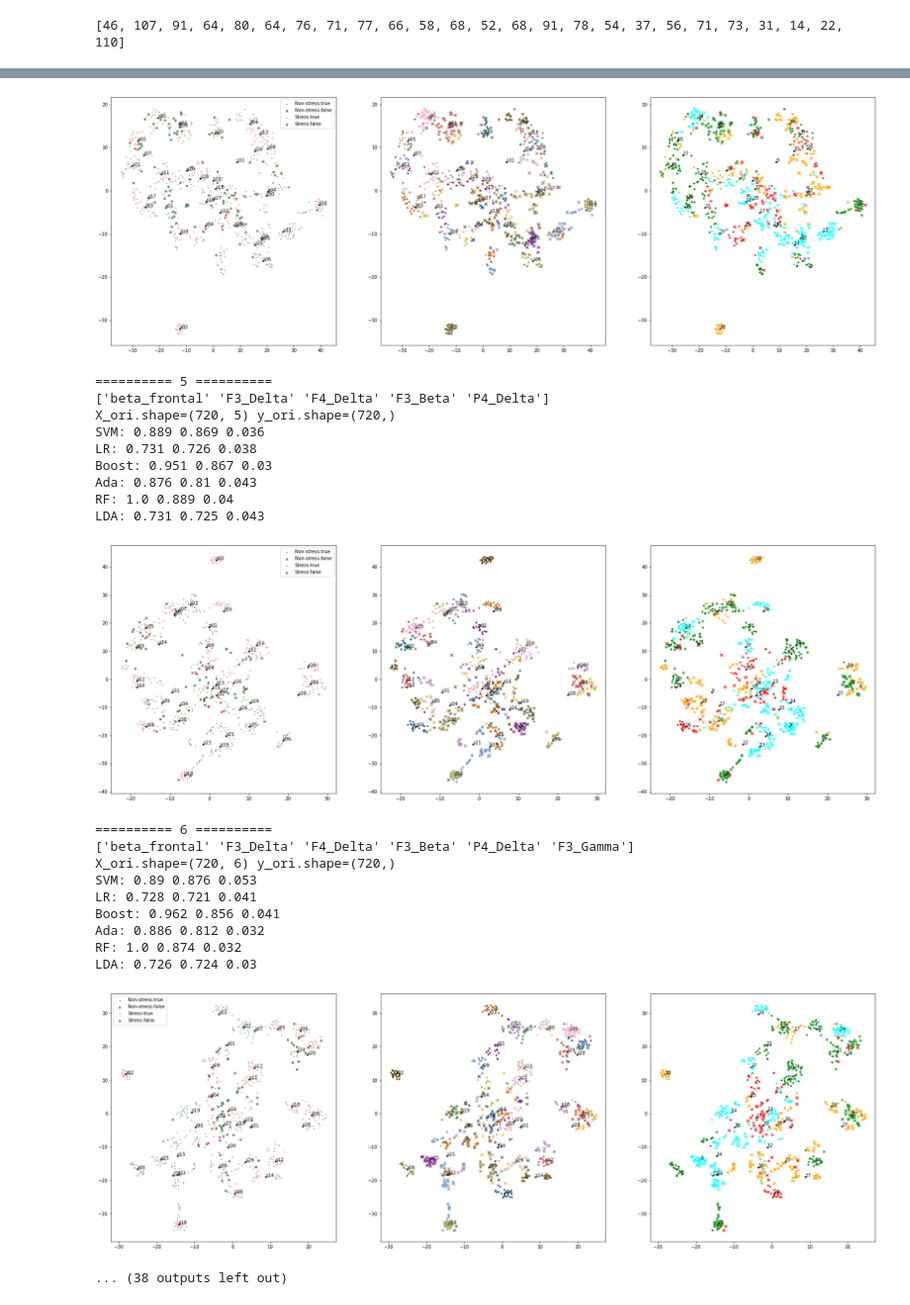
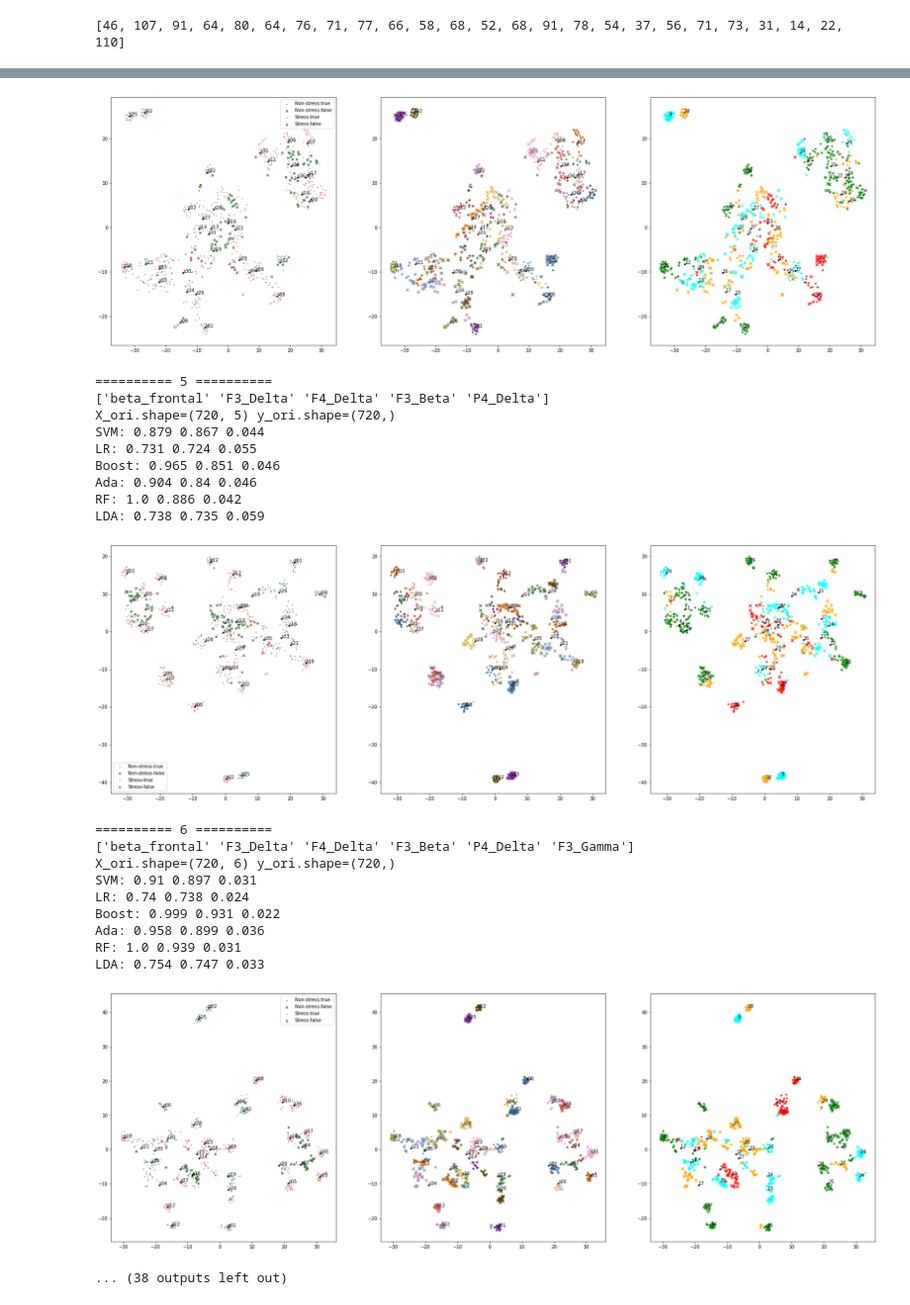
Before and after one commit to akraradets/EEG_ChronicStress, a Jupyter notebook: 2-ChronicStress/8_2_4-ensemble-ranking-MBTI.ipynb, the cells around one changed output, grey strips where cells are left out. Shown at 99% size. Saved outputs shown, nothing was run; the diff lists cells and outputs as text; code cells hidden in the pictures.

```diff
--- a/2-ChronicStress/8_2_4-ensemble-ranking-MBTI.ipynb
+++ b/2-ChronicStress/8_2_4-ensemble-ranking-MBTI.ipynb
@@ -331,7 +331,7 @@ rank = rank_ensemble
 for i in range(1,25+1):
     print("="*10,i,"="*10)
     print(features[rank[:i]])
-    X,y = getXY(csv.copy(), features=features[:i])
+    X,y = getXY(csv.copy(), features=features[rank[:i]])
     model = train_pipe(X,y)
 
     plot_TSNE(model=model,X_ori=X,y_ori=y)
@@ -379,22 +379,22 @@ LDA: 0.681 0.676 0.046
-[figure, old version]
+[figure, new version]
 ========== 5 ==========
 ['beta_frontal' 'F3_Delta' 'F4_Delta' 'F3_Beta' 'P4_Delta']
 X_ori.shape=(720, 5) y_ori.shape=(720,)
-SVM: 0.889 0.869 0.036
-LR: 0.731 0.726 0.038
-Boost: 0.951 0.867 0.03
-Ada: 0.876 0.81 0.043
-RF: 1.0 0.889 0.04
-LDA: 0.731 0.725 0.043
+SVM: 0.879 0.867 0.044
+LR: 0.731 0.724 0.055
+Boost: 0.965 0.851 0.046
+Ada: 0.904 0.84 0.046
+RF: 1.0 0.886 0.042
+LDA: 0.738 0.735 0.059
-[figure, old version]
+[figure, new version]
 ========== 6 ==========
 ['beta_frontal' 'F3_Delta' 'F4_Delta' 'F3_Beta' 'P4_Delta' 'F3_Gamma']
 X_ori.shape=(720, 6) y_ori.shape=(720,)
-SVM: 0.89 0.876 0.053
-LR: 0.728 0.721 0.041
-Boost: 0.962 0.856 0.041
-Ada: 0.886 0.812 0.032
-RF: 1.0 0.874 0.032
-LDA: 0.726 0.724 0.03
+SVM: 0.91 0.897 0.031
+LR: 0.74 0.738 0.024
+Boost: 0.999 0.931 0.022
+Ada: 0.958 0.899 0.036
+RF: 1.0 0.939 0.031
+LDA: 0.754 0.747 0.033
-[figure, old version]
+[figure, new version]
 ... (38 outputs left out)
```
Also changed, not shown: parts of 1 cell of this notebook, 6 other files.
